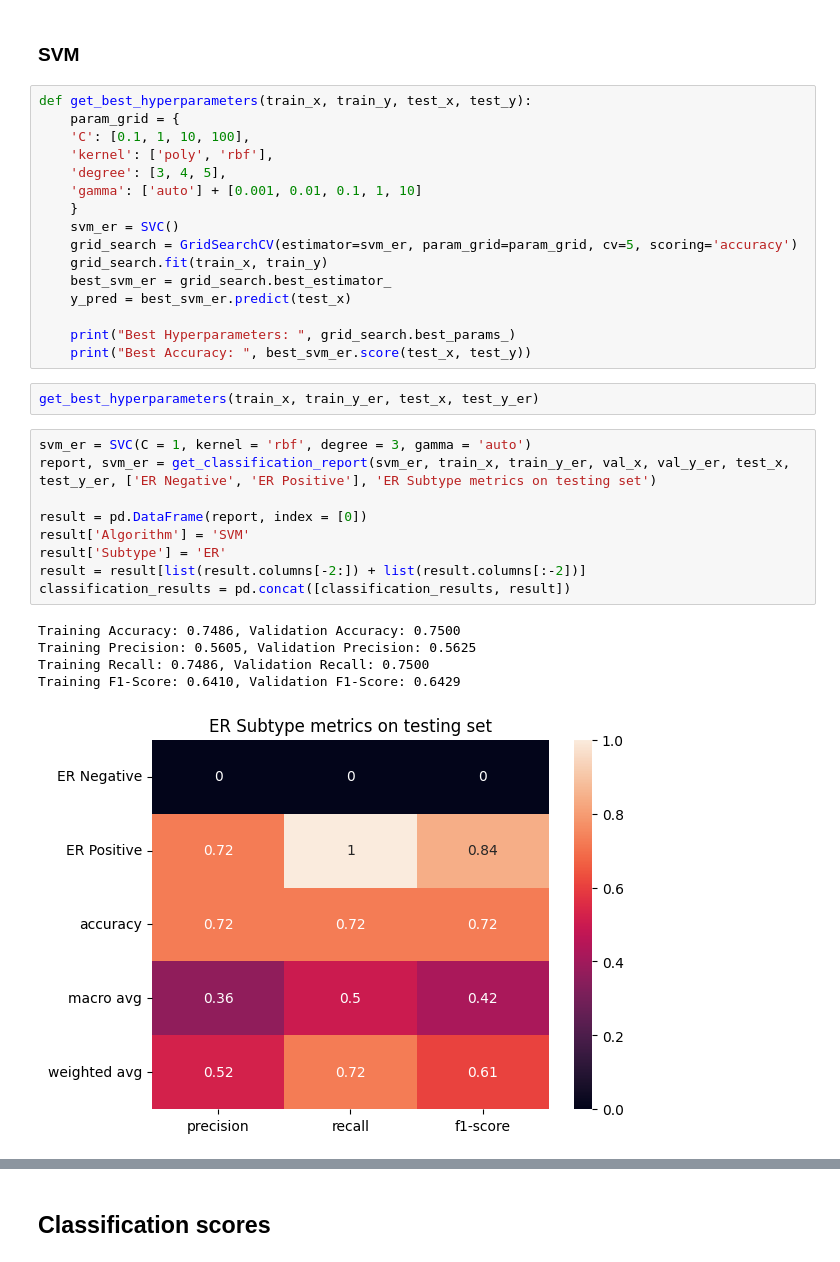
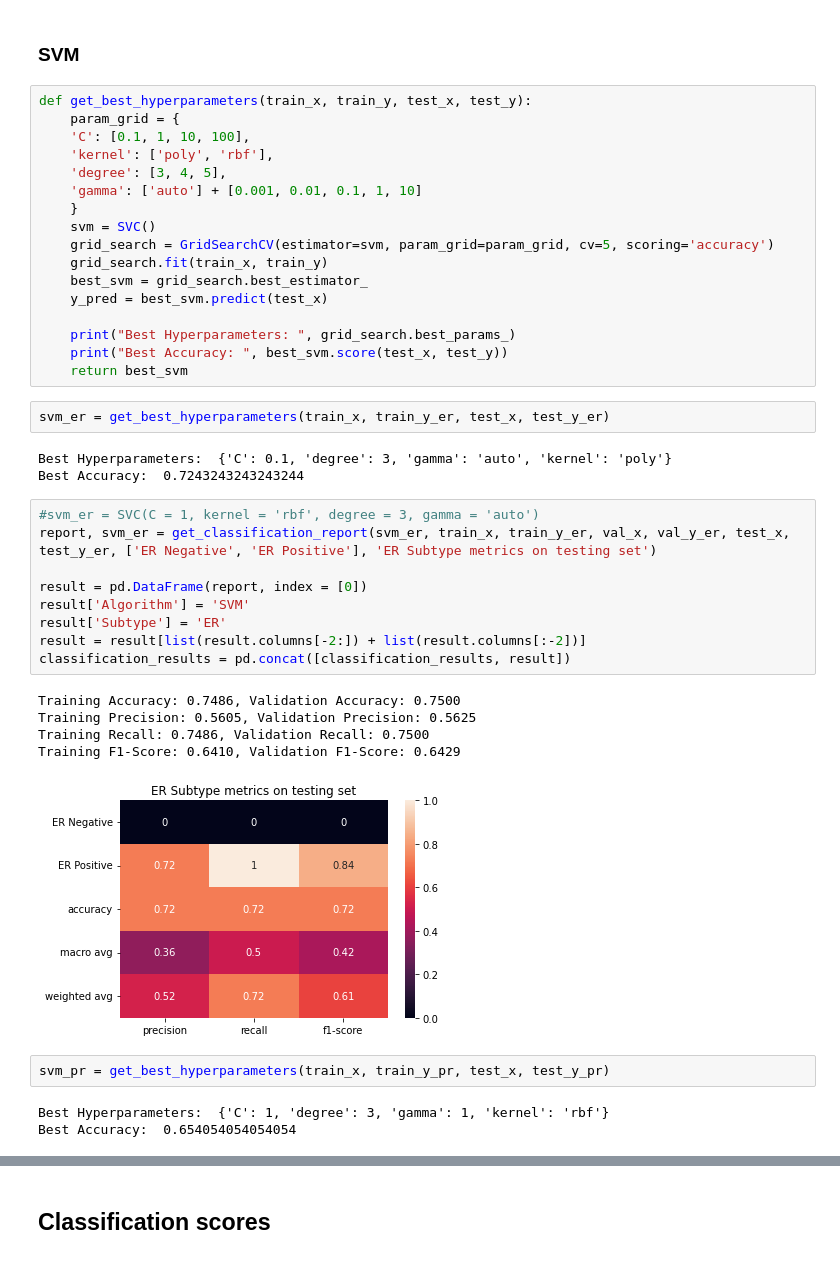
Before and after one commit to breast-cancer-detection-with-mri-images/Breast-Cancer-Subtype-from-MRI, a Jupyter notebook: modelling/ML Models Feature Scaling/SVM.ipynb, the cells around one changed output, grey strips where cells are left out. Cells and saved outputs as stored; diff of their text form.

```diff
--- a/modelling/ML Models Feature Scaling/SVM.ipynb
+++ b/modelling/ML Models Feature Scaling/SVM.ipynb
@@ -215,29 +215,38 @@ def get_best_hyperparameters(train_x, train_y, test_x, test_y):
     'degree': [3, 4, 5],
     'gamma': ['auto'] + [0.001, 0.01, 0.1, 1, 10]
     }
-    svm_er = SVC()
-    grid_search = GridSearchCV(estimator=svm_er, param_grid=param_grid, cv=5, scoring='accuracy')
+    svm = SVC()
+    grid_search = GridSearchCV(estimator=svm, param_grid=param_grid, cv=5, scoring='accuracy')
     grid_search.fit(train_x, train_y)
-    best_svm_er = grid_search.best_estimator_
-    y_pred = best_svm_er.predict(test_x)
+    best_svm = grid_search.best_estimator_
+    y_pred = best_svm.predict(test_x)
 
     print("Best Hyperparameters: ", grid_search.best_params_)
-    print("Best Accuracy: ", best_svm_er.score(test_x, test_y))
+    print("Best Accuracy: ", best_svm.score(test_x, test_y))
+    return best_svm
 # %%
-get_best_hyperparameters(train_x, train_y_er, test_x, test_y_er)
+svm_er = get_best_hyperparameters(train_x, train_y_er, test_x, test_y_er)
+# %% [output]
+Best Hyperparameters:  {'C': 0.1, 'degree': 3, 'gamma': 'auto', 'kernel': 'poly'}
+Best Accuracy:  0.7243243243243244
 # %%
-svm_er = SVC(C = 1, kernel = 'rbf', degree = 3, gamma = 'auto')
+#svm_er = SVC(C = 1, kernel = 'rbf', degree = 3, gamma = 'auto')
 report, svm_er = get_classification_report(svm_er, train_x, train_y_er, val_x, val_y_er, test_x, test_y_er, ['ER Negative', 'ER Positive'], 'ER Subtype metrics on testing set')
 
 result = pd.DataFrame(report, index = [0])
 result['Algorithm'] = 'SVM'
 result['Subtype'] = 'ER'
 result = result[list(result.columns[-2:]) + list(result.columns[:-2])]
 classification_results = pd.concat([classification_results, result])
 # %% [output]
 Training Accuracy: 0.7486, Validation Accuracy: 0.7500
 Training Precision: 0.5605, Validation Precision: 0.5625
 Training Recall: 0.7486, Validation Recall: 0.7500
 Training F1-Score: 0.6410, Validation F1-Score: 0.6429
-[figure, old version]
+[figure, new version]
+# %%
+svm_pr = get_best_hyperparameters(train_x, train_y_pr, test_x, test_y_pr)
+# %% [output]
+Best Hyperparameters:  {'C': 1, 'degree': 3, 'gamma': 1, 'kernel': 'rbf'}
+Best Accuracy:  0.654054054054054
 # %%
```
Also changed, not shown: parts of 6 cells of this notebook.
